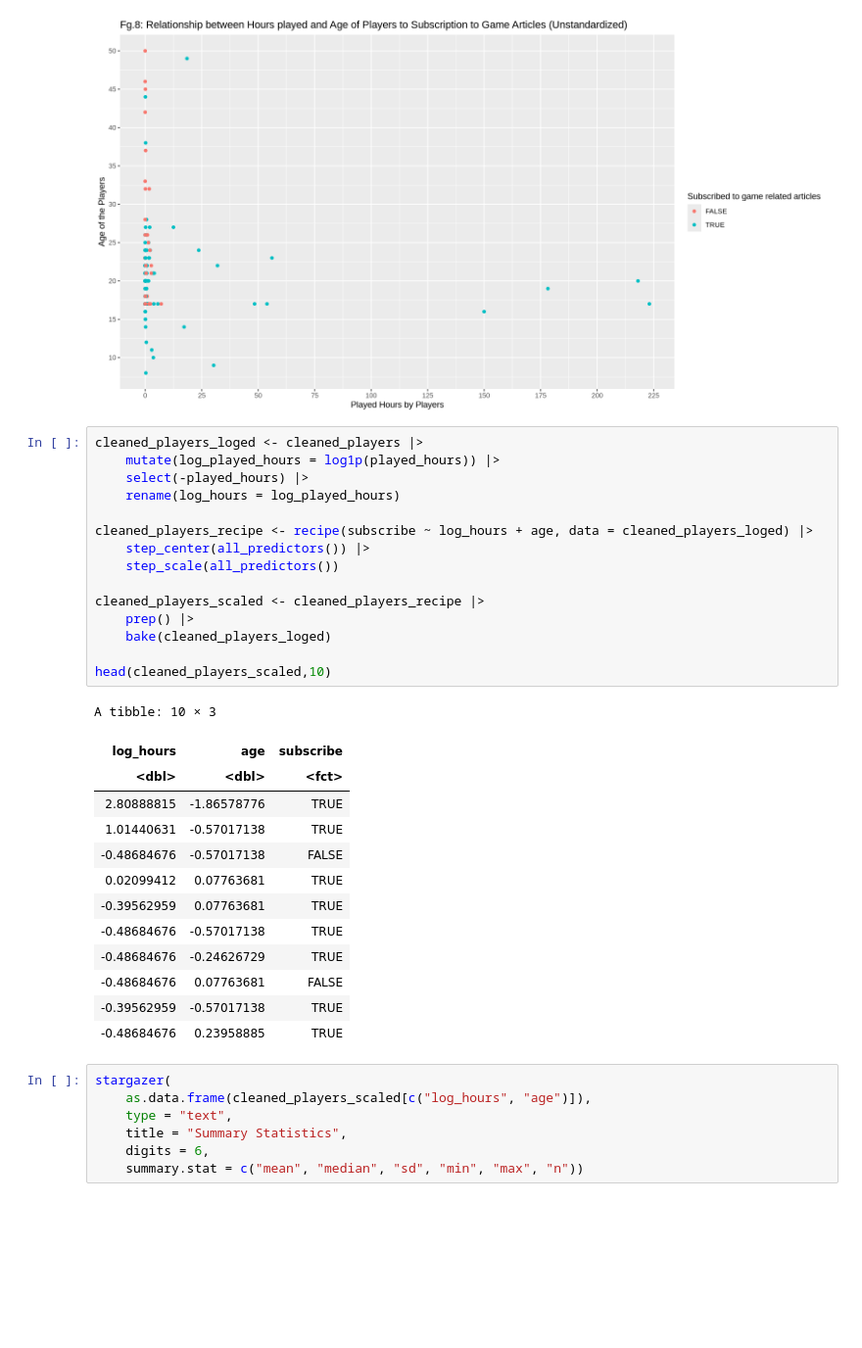
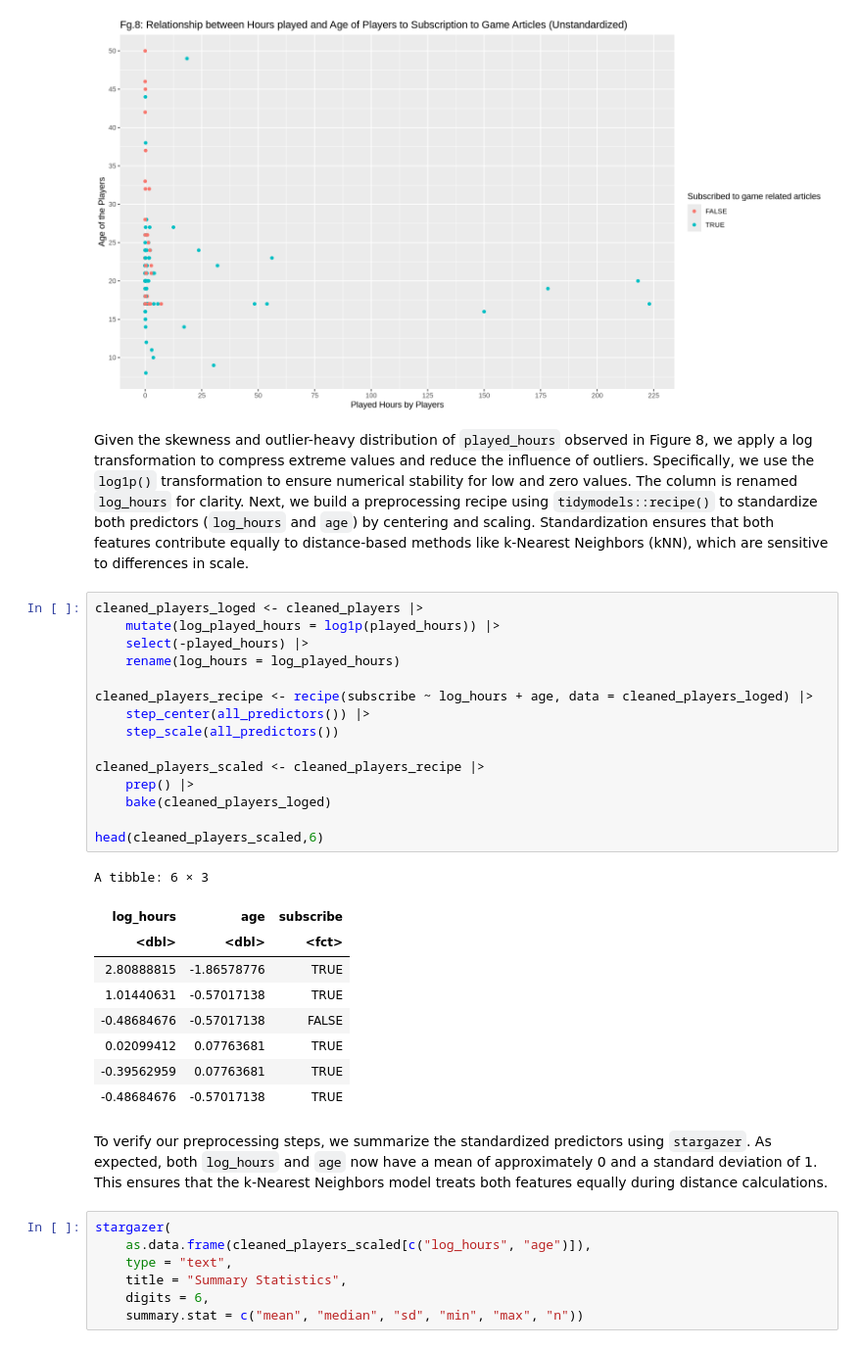
Before and after one commit to Matthew-Lim1/DSCI-100-Project, a Jupyter notebook: Data Science Project.ipynb, the cells around one changed output. Shown at 98% size. Saved outputs shown, nothing was run; the diff lists cells and outputs as text; blank space fills up the shorter version.

```diff
--- a/Data Science Project.ipynb
+++ b/Data Science Project.ipynb
@@ -288,35 +299,36 @@ cleaned_players_plot <- cleaned_players |>
 cleaned_players_plot
 # %% [output]
 [figure]
+# %% [markdown]
+Given the skewness and outlier-heavy distribution of `played_hours` observed in Figure 8, we apply a log transformation to compress extreme values and reduce the influence of outliers. Specifically, we use the `log1p()` transformation to ensure numerical stability for low and zero values. The column is renamed `log_hours` for clarity.
+Next, we build a preprocessing recipe using `tidymodels::recipe()` to standardize both predictors (`log_hours` and `age`) by centering and scaling. Standardization ensures that both features contribute equally to distance-based methods like k-Nearest Neighbors (kNN), which are sensitive to differences in scale.
 # %%
 cleaned_players_loged <- cleaned_players |>
     mutate(log_played_hours = log1p(played_hours)) |>
     select(-played_hours) |>
     rename(log_hours = log_played_hours)
 
 cleaned_players_recipe <- recipe(subscribe ~ log_hours + age, data = cleaned_players_loged) |>
     step_center(all_predictors()) |>
     step_scale(all_predictors())
 
 cleaned_players_scaled <- cleaned_players_recipe |>
     prep() |>
     bake(cleaned_players_loged)
 
-head(cleaned_players_scaled,10)
+head(cleaned_players_scaled,6)
 # %% [output]
-A tibble: 10 × 3
+A tibble: 6 × 3
 | log_hours | age | subscribe |
 | <dbl> | <dbl> | <fct> |
 | 2.80888815 | -1.86578776 | TRUE |
 | 1.01440631 | -0.57017138 | TRUE |
 | -0.48684676 | -0.57017138 | FALSE |
 | 0.02099412 | 0.07763681 | TRUE |
 | -0.39562959 | 0.07763681 | TRUE |
 | -0.48684676 | -0.57017138 | TRUE |
-| -0.48684676 | -0.24626729 | TRUE |
-| -0.48684676 | 0.07763681 | FALSE |
-| -0.39562959 | -0.57017138 | TRUE |
-| -0.48684676 | 0.23958885 | TRUE |
+# %% [markdown]
+To verify our preprocessing steps, we summarize the standardized predictors using `stargazer`. As expected, both `log_hours` and `age` now have a mean of approximately 0 and a standard deviation of 1. This ensures that the k-Nearest Neighbors model treats both features equally during distance calculations.
 # %%
 stargazer(
     as.data.frame(cleaned_players_scaled[c("log_hours", "age")]),
```
Also changed, not shown: parts of 29 cells of this notebook.
